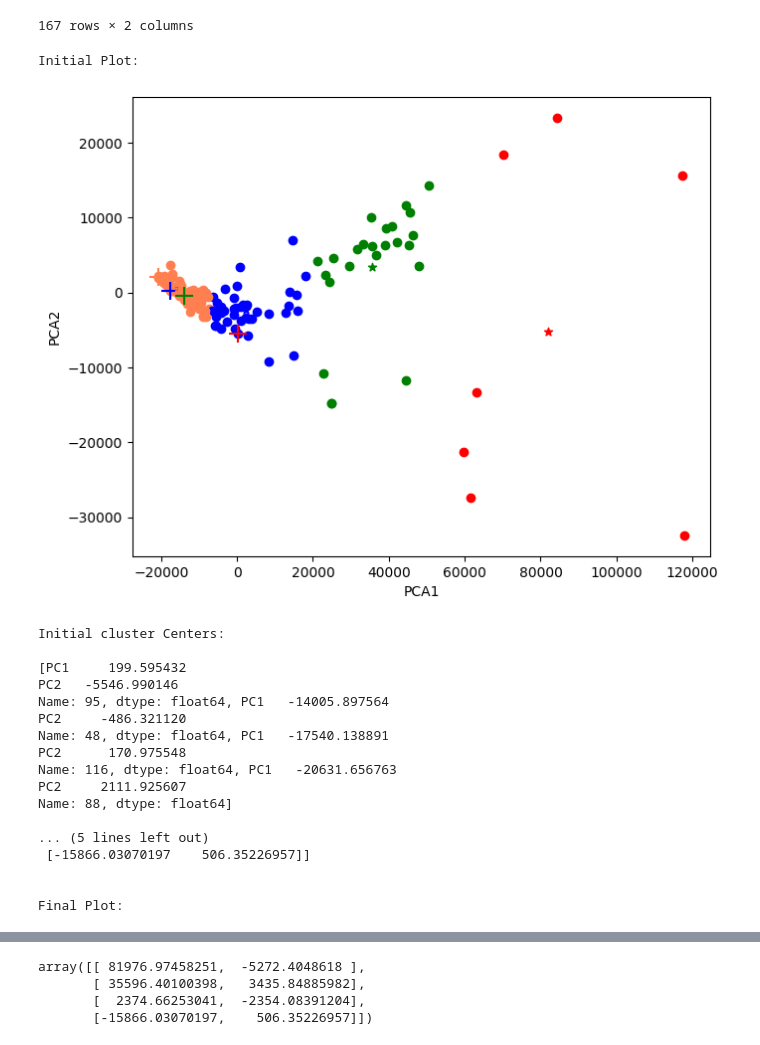
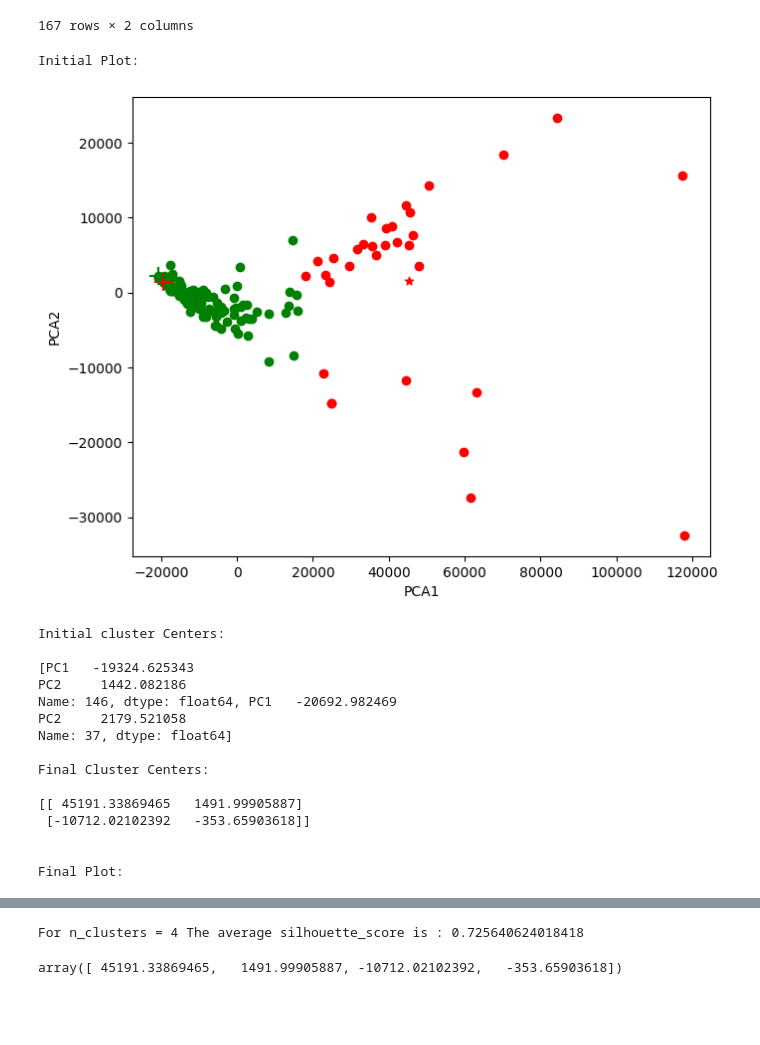
Before and after one commit to Wackyjac/MRM3, a Jupyter notebook: merge.ipynb, the cells around one changed output, grey strips where cells are left out. Cells and saved outputs as stored; diff of their text form; code cells hidden in the pictures; blank space fills up the shorter version.

```diff
--- a/merge.ipynb
+++ b/merge.ipynb
@@ -8,10 +12,11 @@ import pygame
 # %%
+filepath = 'C:\\Users\\Shaurya\\Downloads\\Project_3\\Project_3\\Country-data.csv'
 def z_score_standardization(column):
     if(column.dtype == float):
         return (column - column.mean()) / column.std()
     else:
         return (column)
-data = pd.read_csv('C:\\Users\\Shaurya\\Downloads\\Project_3\\Project_3\\Country-data.csv')
+data = pd.read_csv(filepath)
 data = data.drop('country', axis=1)
 #data1=data1.drop(data1.iloc[0])
 df = data.apply(z_score_standardization) #applying the
@@ -69,10 +74,6 @@ def random_centroid(X,k):
 # %%
 def assign_cluster(X, initial_centroids, k):
     clusters = []
-    # Check if the dimensions of X and initial_centroids are compatible
-    if len(X.iloc[0]) != len(initial_centroids[0]):
-        raise ValueError("Number of features in X and initial_centroids must be the same.")
-    # for every point in X
     for i in range(len(X)):
         euclidean_distances = []
         for j in range(k):
@@ -121,50 +122,54 @@ def kmeans(X,k,show_type='all',show_plots=True):
     cluster=assign_cluster(X,c_prev,k)
     ini_centroid=c_prev
     diff=100
     while diff>0.001:
         cluster=assign_cluster(X,c_prev,k)
         c_new=compute_centroid(X,cluster,k)
         diff=difference(c_prev,c_new)
         c_prev=c_new
     if show_plots:
         print("\n\nInitial Plot: \n")
         show_clusters (X, cluster,c_prev, ini_centroid, show_plots=show_plots)
     while diff>0.0001:
         cluster = assign_cluster (X,c_prev, k) #assigns the data point to respective clusters #plotting the initial graph
         if show_type=='all' and show_plots:
             show_clusters (X, cluster,c_prev, ini_centroid, False, False, show_plots=show_plots)
             mark_centroid=False
             show_ini_centroid=False #Not to mark the initail centroid for all
     c_new = compute_centroid (X, cluster,k) # to compute the new centroid point diff = difference (c_prev,c_new) #to compute the difference between the centroids c_prev=c_new # now new centroid becomes current centroid point
     #Final cluster centers
     if show_plots:
         print("\nInitial cluster Centers: \n")
         print(ini_centroid)
         print("\nFinal Cluster Centers: \n")
         print(c_prev)
         #Plotting the final plot
         print("\n\nFinal Plot: \n")
         show_clusters (X, cluster,c_prev,ini_centroid,mark_centroid=True, show_ini_centroid=True)
         return cluster,c_prev
-cluster,cigga=kmeans(df_reduced,4)
-cigga
+cluster,cigga=kmeans(df_reduced,2)
+silhouette_avg = silhouette_score(df_reduced, cluster)
+print(
+        "For n_clusters =",
+        4,
+        "The average silhouette_score is :",
+        silhouette_avg,
+    )
 # %% [output]
 Initial Plot:
-[figure, old version]
+[figure, new version]
 Initial cluster Centers:
 
-[PC1     199.595432
-PC2   -5546.990146
-Name: 95, dtype: float64, PC1   -14005.897564
-PC2     -486.321120
-Name: 48, dtype: float64, PC1   -17540.138891
-PC2      170.975548
-Name: 116, dtype: float64, PC1   -20631.656763
-PC2     2111.925607
-Name: 88, dtype: float64]
+[PC1   -19324.625343
+PC2     1442.082186
+Name: 146, dtype: float64, PC1   -20692.982469
+PC2     2179.521058
+Name: 37, dtype: float64]
 
-... (5 lines left out)
- [-15866.03070197    506.35226957]]
+Final Cluster Centers:
+
+[[ 45191.33869465   1491.99905887]
+ [-10712.02102392   -353.65903618]]
 
 
 Final Plot:
@@ -172,4 +177,2 @@ Final Plot:
-array([[ 81976.97458251,  -5272.4048618 ],
-       [ 35596.40100398,   3435.84885982],
-       [  2374.66253041,  -2354.08391204],
-       [-15866.03070197,    506.35226957]])
+For n_clusters = 4 The average silhouette_score is : 0.725640624018418
+array([ 45191.33869465,   1491.99905887, -10712.02102392,   -353.65903618])
```
Also changed, not shown: parts of 3 cells of this notebook.
